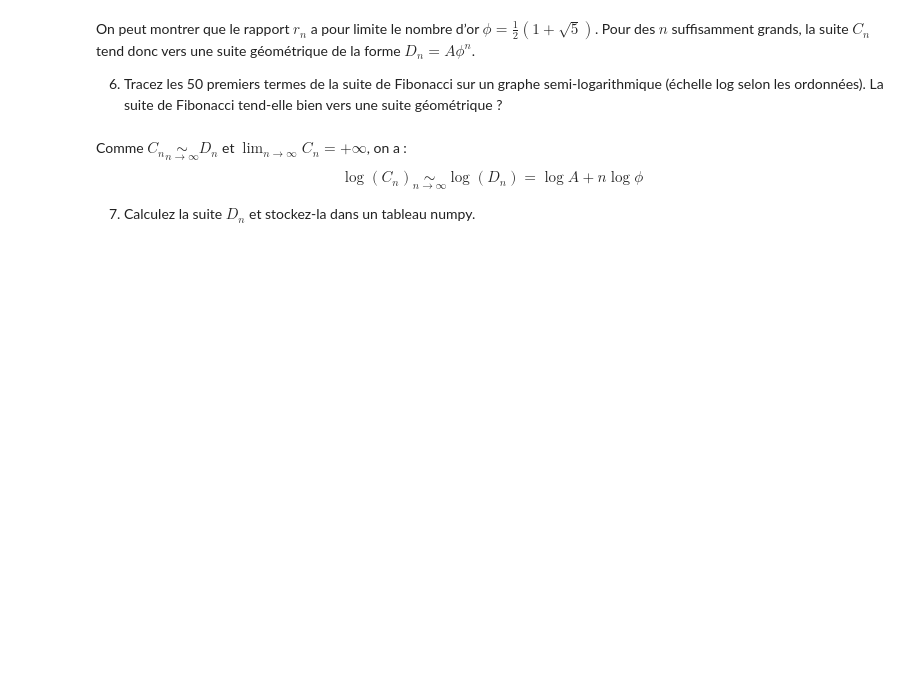
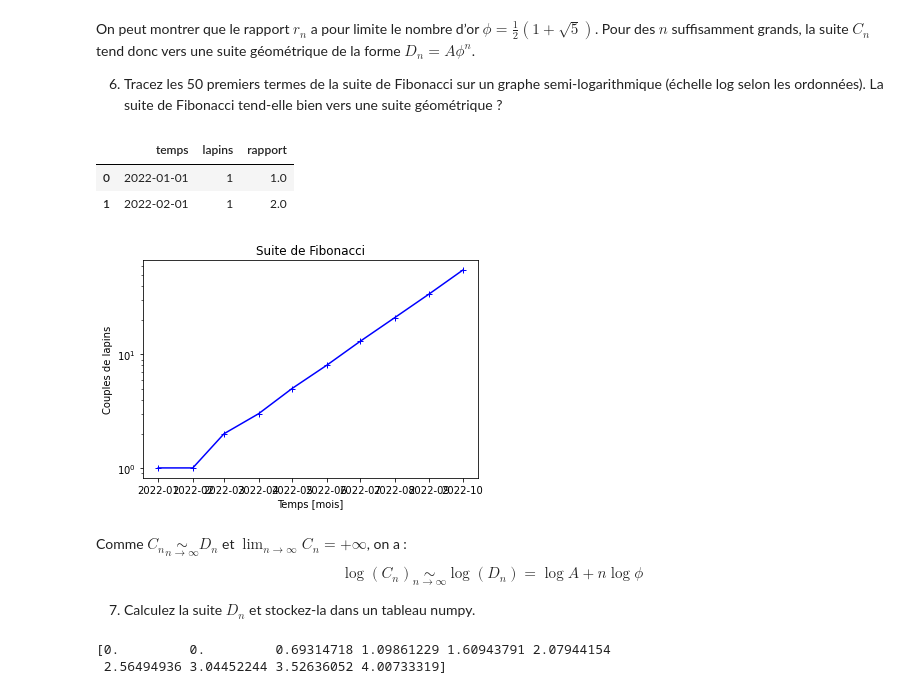
Before and after one commit to kmiloarguello/physique-numerique, a Jupyter notebook: etu-03-suites-relations-recurrence/etu-04-exercices.ipynb, the cells around one changed output. Saved outputs shown, nothing was run; the diff lists cells and outputs as text; code cells hidden in the pictures; blank space fills up the shorter version.

```diff
--- a/etu-03-suites-relations-recurrence/etu-04-exercices.ipynb
+++ b/etu-03-suites-relations-recurrence/etu-04-exercices.ipynb
@@ -75,6 +81,21 @@ $$
 On peut montrer que le rapport $r_n$ a pour limite le nombre d’or $\phi = \frac{1}{2} \left(1+\sqrt{5}\right)$. Pour des $n$ suffisamment grands, la suite $C_n$ tend donc vers une suite géométrique de la forme $D_n = A \phi^n$.
 
 6. Tracez les 50 premiers termes de la suite de Fibonacci sur un graphe semi-logarithmique (échelle log selon les ordonnées). La suite de Fibonacci tend-elle bien vers une suite géométrique ?
+# %%
+df.head(n=2)
+# %% [output]
+|  | temps | lapins | rapport |
+| 0 | 2022-01-01 | 1 | 1.0 |
+| 1 | 2022-02-01 | 1 | 2.0 |
+# %%
+#phi = (1 / 2) * ( 1 + np.sqrt(5))
+plt.semilogy(df["temps"], df["lapins"], 'b+-')
+plt.title("Suite de Fibonacci")
+plt.xlabel("Temps [mois]")
+plt.ylabel("Couples de lapins")
+plt.show()
+# %% [output]
+[figure, added]
 # %% [markdown]
 Comme $\displaystyle C_n\underset{n\to\infty}{\sim} D_n$ et $\displaystyle \lim_{n\to\infty}C_n = +\infty$, on a :
 $$
@@ -82,3 +103,8 @@ $$
 $$
 
 7. Calculez la suite $D_n$ et stockez-la dans un tableau numpy.
+# %%
+D_n = np.log(C)
+# %% [output]
+[0.         0.         0.69314718 1.09861229 1.60943791 2.07944154
+ 2.56494936 3.04452244 3.52636052 4.00733319]
```
Also changed, not shown: parts of 11 cells of this notebook, 1 other file.
